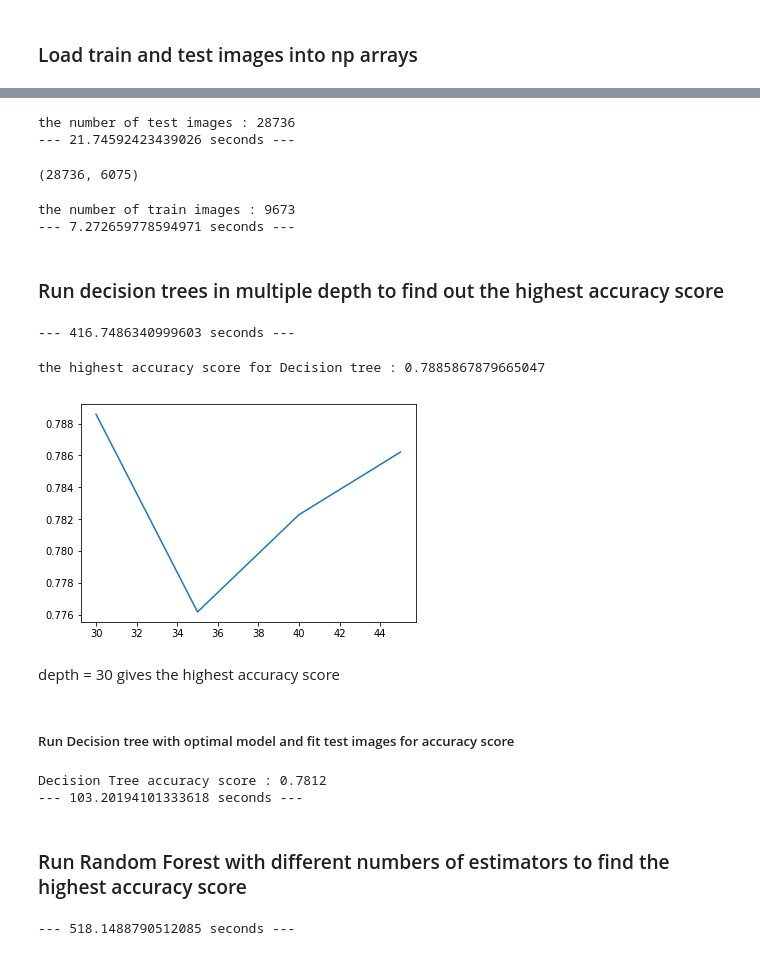
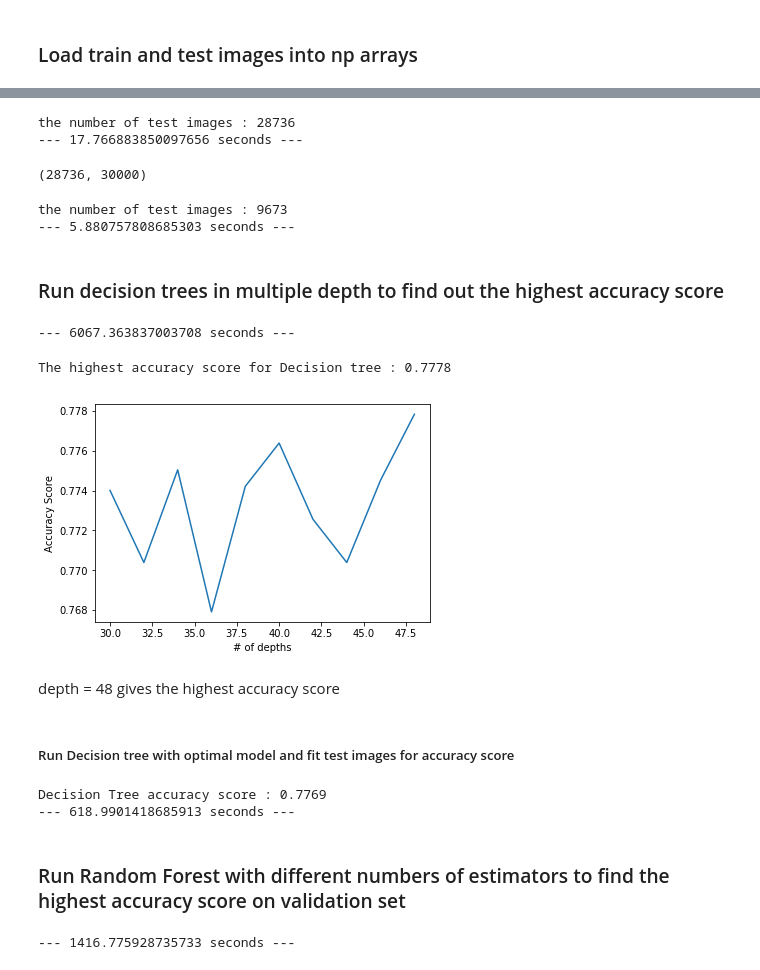
Before and after one commit to jyoon36/MScA_UChicago_Winter18_Datamining, a Jupyter notebook: Final_DM.ipynb, the cells around one changed output, grey strips where cells are left out. Cells and saved outputs as stored; diff of their text form; code cells hidden in the pictures.

```diff
--- a/Final_DM.ipynb
+++ b/Final_DM.ipynb
@@ -48,7 +52,6 @@ for label in img_dir:
     for img_dir in glob.glob(os.path.join(label, "*.jpg")):
         labels_train.append(labels_total[fruit_label])
         image = cv2.imread(img_dir)
-        image = cv2.resize(image, (45,45))
         image = cv2.cvtColor(image,cv2.COLOR_BGR2RGB)
         images_train.append(image.flatten())
 
@@ -59,11 +62,11 @@ print("the number of test images : {}".format(labels_train.shape[0]))
 print("--- %s seconds ---" % (time.time() - start_time))
 # %% [output]
 the number of test images : 28736
---- 21.74592423439026 seconds ---
+--- 17.766883850097656 seconds ---
 # %%
 images_train.shape
 # %% [output]
-(28736, 6075)
+(28736, 30000)
 # %%
 start_time = time.time()
 
@@ -78,18 +81,17 @@ for label in img_dir2:
     for img_dir2 in glob.glob(os.path.join(label, "*.jpg")):
         labels_test.append(labels_total[fruit_label])
         image = cv2.imread(img_dir2)
-        image = cv2.resize(image, (45,45))
         image = cv2.cvtColor(image,cv2.COLOR_BGR2RGB)
         images_test.append(image.flatten())
 
 images_test = np.array(images_test)
 labels_test = np.array(labels_test)
 
-print("the number of train images : {}".format(labels_test.shape[0]))
+print("the number of test images : {}".format(labels_test.shape[0]))
 print("--- %s seconds ---" % (time.time() - start_time))
 # %% [output]
-the number of train images : 9673
---- 7.272659778594971 seconds ---
+the number of test images : 9673
+--- 5.880757808685303 seconds ---
 # %% [markdown]
 ### Run decision trees in multiple depth to find out the highest accuracy score
 # %%
@@ -97,7 +99,7 @@ start_time = time.time()
 
 # calculate accuracy score using different number of depth in Decision Tree
 tree_accuracy= []
-for i in range(30,50,5):
+for i in range(30,50,2):
     tree = DecisionTreeClassifier(max_depth=i)
     tree_fit = tree.fit(images_train, labels_train)
     pred = tree.predict(images_test)
@@ -105,22 +107,24 @@ for i in range(30,50,5):
 
 print("--- %s seconds ---" % (time.time() - start_time))
 # %% [output]
---- 416.7486340999603 seconds ---
+--- 6067.363837003708 seconds ---
 # %%
-plt.plot(range(30,50,5), tree_accuracy)
+plt.plot(range(30,50,2), tree_accuracy)
+plt.xlabel('# of depths')
+plt.ylabel("Accuracy Score")
 
-print("the highest accuracy score for Decision tree : {}".format(max(tree_accuracy)))
+print("The highest accuracy score for Decision tree : {:.4f}".format(max(tree_accuracy)))
 # %% [output]
-the highest accuracy score for Decision tree : 0.7885867879665047
+The highest accuracy score for Decision tree : 0.7778
-[figure, old version]
+[figure, new version]
 # %% [markdown]
-depth = 30 gives the highest accuracy score
+depth = 48 gives the highest accuracy score
 # %% [markdown]
 ##### Run Decision tree with optimal model and fit test images for accuracy score
 # %%
 start_time = time.time()
 
-tree_opt = DecisionTreeClassifier(max_depth=30)
+tree_opt = DecisionTreeClassifier(max_depth=48)
 tree_opt_fit = tree_opt.fit(images_train, labels_train)
 tree_prediction = tree_opt.predict(images_test)
 tree_opt_accuracy = accuracy_score(labels_test,tree_prediction)
@@ -128,10 +132,10 @@ tree_opt_accuracy = accuracy_score(labels_test,tree_prediction)
 print("Decision Tree accuracy score : {:.4f}".format(tree_opt_accuracy))
 print("--- %s seconds ---" % (time.time() - start_time))
 # %% [output]
-Decision Tree accuracy score : 0.7812
---- 103.20194101333618 seconds ---
+Decision Tree accuracy score : 0.7769
+--- 618.9901418685913 seconds ---
 # %% [markdown]
-### Run Random Forest with different numbers of estimators to find the highest accuracy score
+### Run Random Forest with different numbers of estimators to find the highest accuracy score on validation set
 # %%
 start_time = time.time()
 
@@ -146,4 +150,4 @@ for i in range(10,200, 10):
 
 print("--- %s seconds ---" % (time.time() - start_time))
 # %% [output]
---- 518.1488790512085 seconds ---
+--- 1416.775928735733 seconds ---
```
Also changed, not shown: parts of 29 cells of this notebook.
